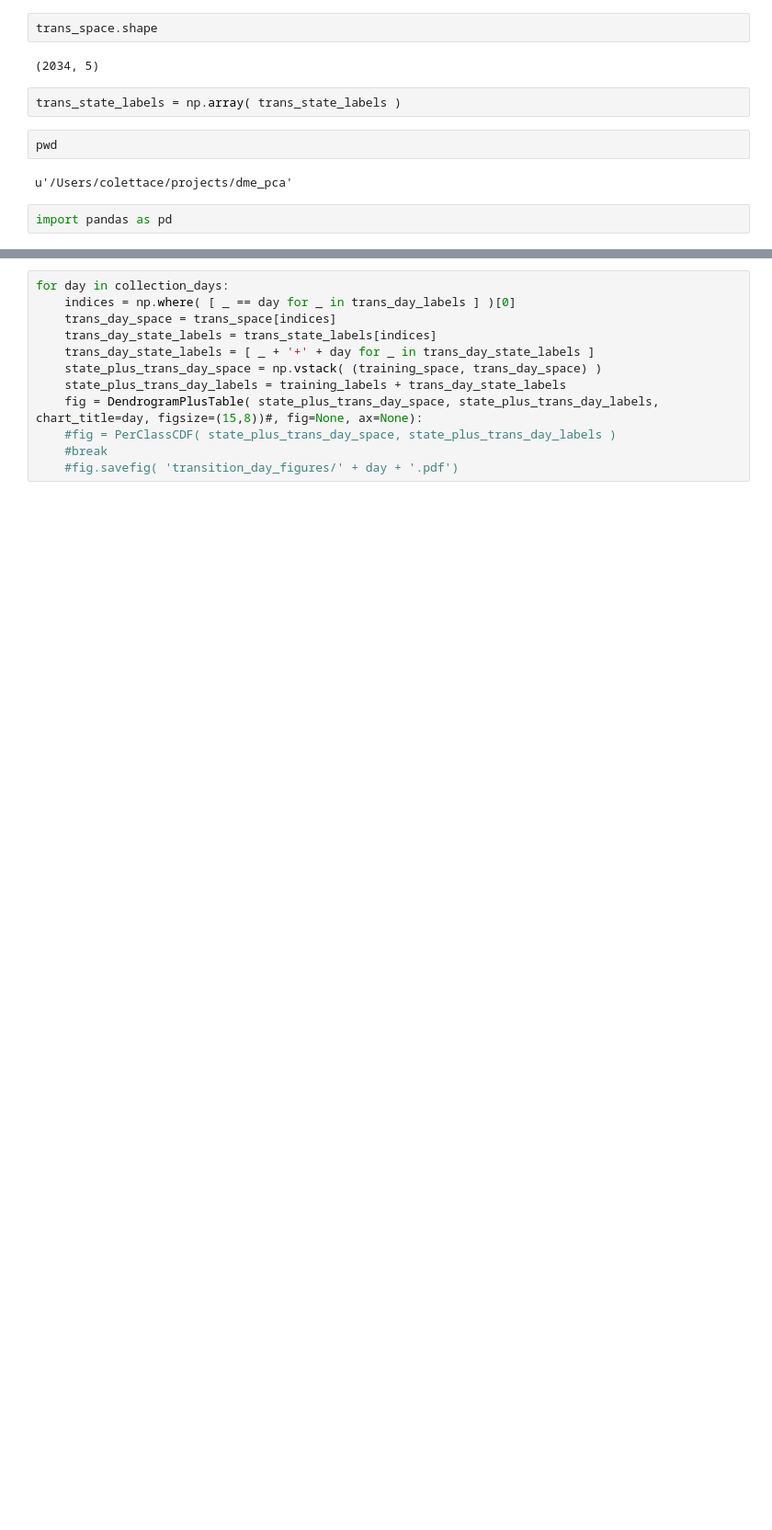
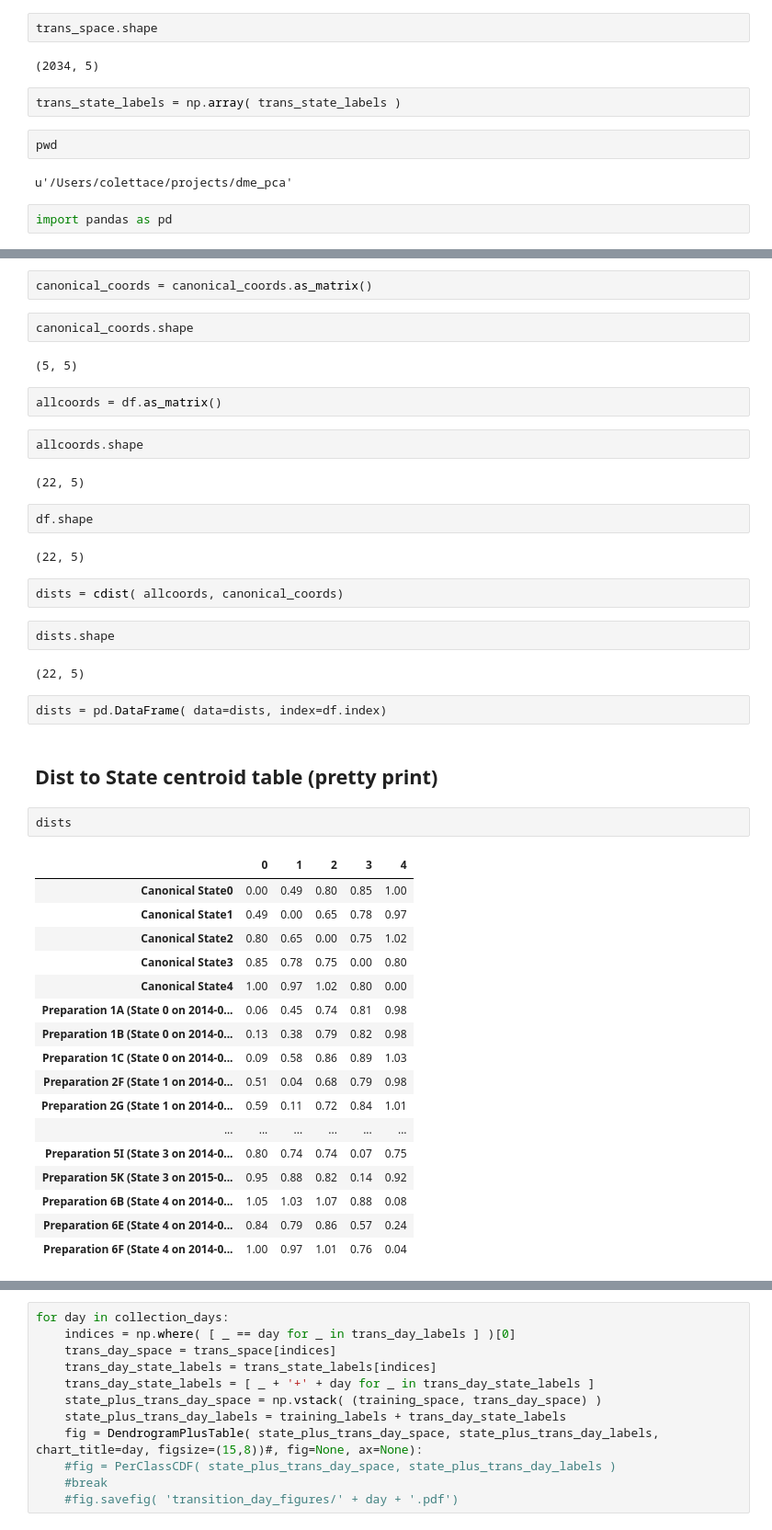
Before and after one commit to colettace/DataAnalyses, a Jupyter notebook: CElegansAging/C_Elegans_DME_imagedata_analysis-transition_days-MARG_PROB_SPACE.ipynb, the cells around one changed output, grey strips where cells are left out. Shown at 92% size. Drawn from its saved outputs; the diff is of its cells as text; blank space fills up the shorter version.

```diff
--- a/CElegansAging/C_Elegans_DME_imagedata_analysis-transition_days-MARG_PROB_SPACE.ipynb
+++ b/CElegansAging/C_Elegans_DME_imagedata_analysis-transition_days-MARG_PROB_SPACE.ipynb
@@ -539,0 +590,46 @@ pd.DataFrame.from_dict( tbl, orient='index').sort_index()
+# %%
+canonical_coords = canonical_coords.as_matrix()
+# %%
+canonical_coords.shape
+# %% [output]
+(5, 5)
+# %%
+allcoords = df.as_matrix()
+# %%
+allcoords.shape
+# %% [output]
+(22, 5)
+# %%
+df.shape
+# %% [output]
+(22, 5)
+# %%
+dists = cdist( allcoords, canonical_coords)
+# %%
+dists.shape
+# %% [output]
+(22, 5)
+# %%
+dists = pd.DataFrame( data=dists, index=df.index)
+# %% [markdown]
+## Dist to State centroid table (pretty print)
+# %%
+dists
+# %% [output]
+|  | 0 | 1 | 2 | 3 | 4 |
+| Canonical State0 | 0.00 | 0.49 | 0.80 | 0.85 | 1.00 |
+| Canonical State1 | 0.49 | 0.00 | 0.65 | 0.78 | 0.97 |
+| Canonical State2 | 0.80 | 0.65 | 0.00 | 0.75 | 1.02 |
+| Canonical State3 | 0.85 | 0.78 | 0.75 | 0.00 | 0.80 |
+| Canonical State4 | 1.00 | 0.97 | 1.02 | 0.80 | 0.00 |
+| Preparation 1A (State 0 on 2014-0... | 0.06 | 0.45 | 0.74 | 0.81 | 0.98 |
+| Preparation 1B (State 0 on 2014-0... | 0.13 | 0.38 | 0.79 | 0.82 | 0.98 |
+| Preparation 1C (State 0 on 2014-0... | 0.09 | 0.58 | 0.86 | 0.89 | 1.03 |
+| Preparation 2F (State 1 on 2014-0... | 0.51 | 0.04 | 0.68 | 0.79 | 0.98 |
+| Preparation 2G (State 1 on 2014-0... | 0.59 | 0.11 | 0.72 | 0.84 | 1.01 |
+| ... | ... | ... | ... | ... | ... |
+| Preparation 5I (State 3 on 2014-0... | 0.80 | 0.74 | 0.74 | 0.07 | 0.75 |
+| Preparation 5K (State 3 on 2015-0... | 0.95 | 0.88 | 0.82 | 0.14 | 0.92 |
+| Preparation 6B (State 4 on 2014-0... | 1.05 | 1.03 | 1.07 | 0.88 | 0.08 |
+| Preparation 6E (State 4 on 2014-0... | 0.84 | 0.79 | 0.86 | 0.57 | 0.24 |
+| Preparation 6F (State 4 on 2014-0... | 1.00 | 0.97 | 1.01 | 0.76 | 0.04 |
```
Also changed, not shown: parts of 18 cells of this notebook.
